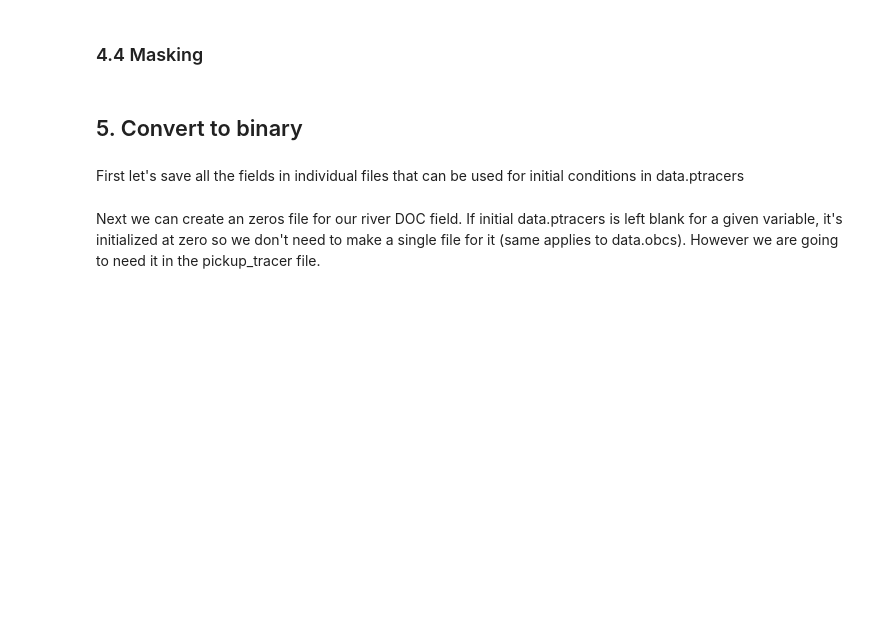
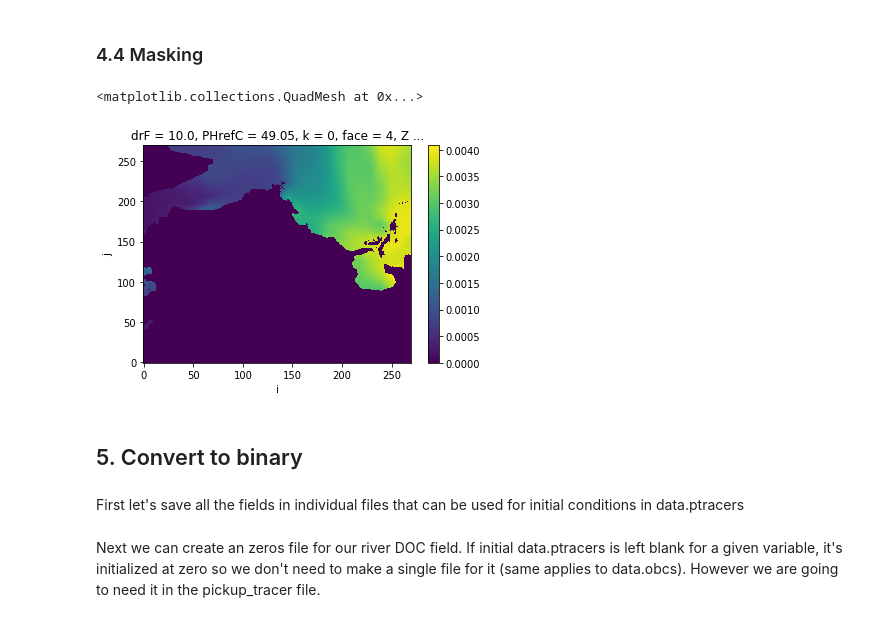
Before and after one commit to raphaeldussin/MITgcm-recipes, a Jupyter notebook: examples/Initial+boundary_conditions_BLING_ASTE.ipynb, the cells around one changed output. Drawn from its saved outputs; the diff is of its cells as text; code cells hidden in the pictures; blank space fills up the shorter version.

```diff
--- a/examples/Initial+boundary_conditions_BLING_ASTE.ipynb
+++ b/examples/Initial+boundary_conditions_BLING_ASTE.ipynb
@@ -479,6 +481,11 @@ regrid_T2['n_org'].isel(face=5, k=0).plot()
 ### 4.4 Masking
 # %%
 masked_don = MITgcm_recipes.regridding.mask_output_zeros(regrid_T2.n_org, aste_grid, point='T')
+# %%
+masked_don.isel(face=4, k=0).plot()
+# %% [output]
+<matplotlib.collections.QuadMesh at 0x...>
+[figure, added]
 # %%
 masked_dop = MITgcm_recipes.regridding.mask_output_zeros(regrid_T2.p_org, aste_grid, point='T')
 masked_fed = MITgcm_recipes.regridding.mask_output_zeros(regrid_T2.fed, aste_grid, point='T')
```
Also changed, not shown: parts of 4 cells of this notebook.
